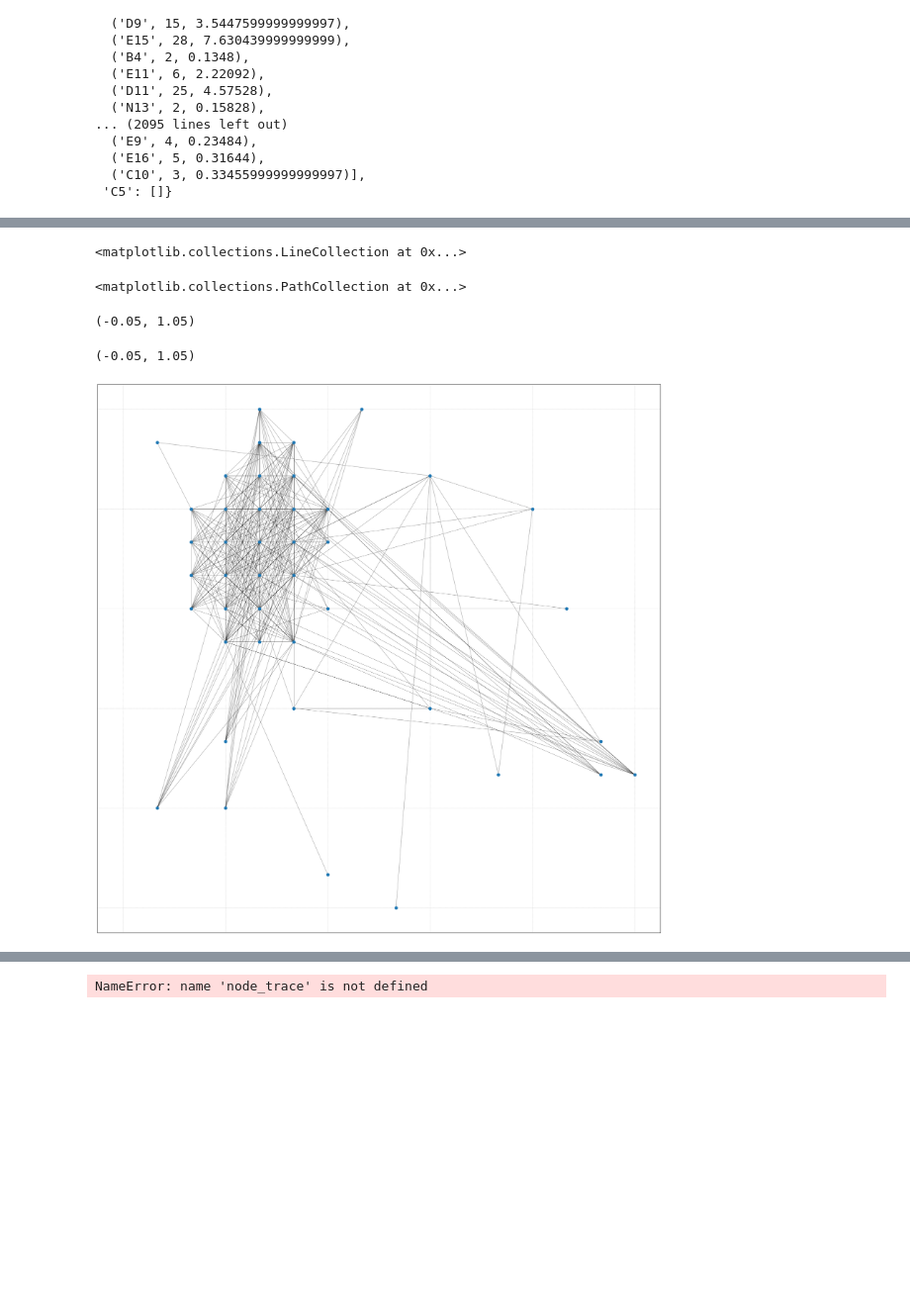
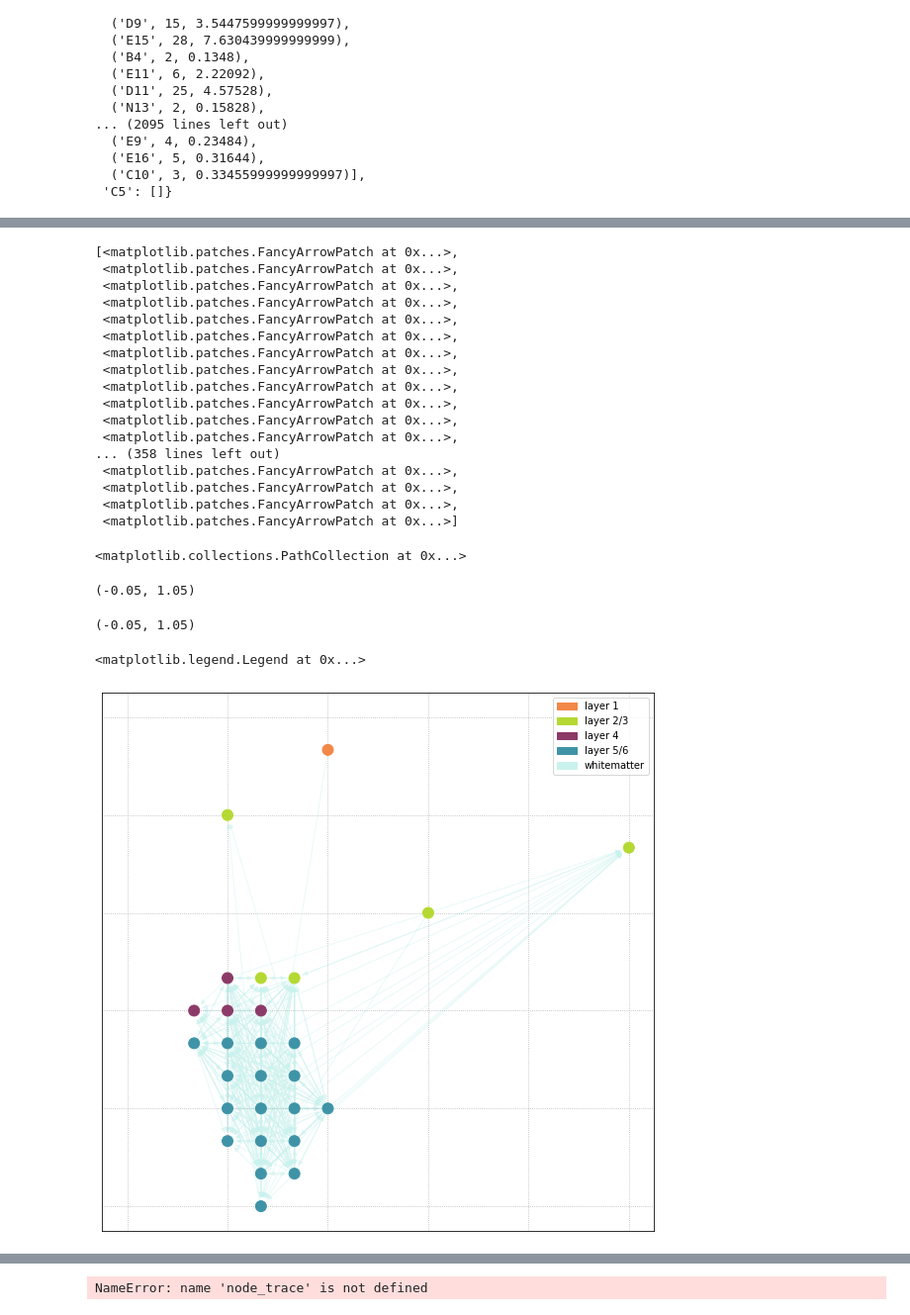
Before and after one commit to jonasort/MEA_analysis, a Jupyter notebook: NETWORKS/Network_structures.ipynb, the cells around one changed output, grey strips where cells are left out. Shown at 99% size. Drawn from its saved outputs; the diff is of its cells as text; code cells hidden in the pictures; blank space fills up the shorter version.

```diff
--- a/NETWORKS/Network_structures.ipynb
+++ b/NETWORKS/Network_structures.ipynb
@@ -322,5 +383,5 @@ for i in all_channels:
     x_num = columnlist.index(i[0])
     x_coord = mea_coordinates[x_num]
     y_num = 17-int(i[1:]) # minus 1 since python starts counting at zero
-    y_coord = mea_coordinates[-y_num]
+    y_coord = 1-(mea_coordinates[-y_num])
     mea_positional_coordinates_dic[i] = [x_coord, y_coord]
@@ -327,5 +390,5 @@ for i in all_channels:
 # %%
-burst_conn_graph = nx.Graph()
+burst_conn_graph = nx.DiGraph()
 # %%
 for key in simple_burst_connection:
     for i in simple_burst_connection[key]:
@@ -345,5 +412,9 @@ for i in G.nodes():
     node_key = i
     coordinate = mea_positional_coordinates_dic[node_key]
     G.nodes[node_key]['pos']=coordinate
+    G.nodes[node_key]['layer']=inverted_layerdic[i]
+    G.nodes[node_key]['color']=layer_colors[inverted_layerdic[i]]
+    G.nodes[node_key]['degree_centrality']=nx.degree_centrality(G)[i]
+    #print(i)
 # %%
 pos = nx.get_node_attributes(G, 'pos')
@@ -349,0 +423,2 @@ pos = nx.get_node_attributes(G, 'pos')
+# %%
+colors = nx.get_node_attributes(G, 'color').values()
@@ -350,29 +502,61 @@ pos = nx.get_node_attributes(G, 'pos')
 # %%
-fig, ax = plt.subplots(1,1, figsize=(30,30))
+fig, ax = plt.subplots(1,1, figsize=(10,10))
 
 
-nx.draw_networkx_edges(G, pos, nodelist=[ncenter], alpha=0.4, ax=ax)
+nx.draw_networkx_edges(
+    G,
+    pos,
+    alpha=0.4,
+    edge_color='#C9F2EE',
+    ax=ax,
+)
 nx.draw_networkx_nodes(
     G,
     pos,
-    node_size=80,
-    #node_color='blue',
+    node_size=120,
+    node_color=colors,
     cmap='viridis',
     ax=ax
 )
 
 
 ax.set_xlim(-0.05, 1.05)
 ax.set_ylim(-0.05, 1.05)
 #ax.set_xticks(columnlist)
 ax.grid(ls=':')
 #plt.axis("off")
+#ax.legend(handles=layer_colors.values(), labels=layer_colors.keys())
+layer1 = mpatches.Patch(color='#F28749', label='layer 1')
+layer23 = mpatches.Patch(color='#B5D932', label='layer 2/3')
+layer4 = mpatches.Patch(color='#8C3A67', label='layer 4')
+layer56 = mpatches.Patch(color='#3F93A6', label='layer 5/6')
+wm = mpatches.Patch(color='#C9F2EE', label='whitematter')
+plt.legend(handles=[layer1, layer23, layer4, layer56, wm])
+
+
 plt.show()
 
-#fig.savefig('burst_graph_'+filebase+'_.png', dpi = 300)
+fig.savefig('pseudo_anatomy_burst_graph_'+filebase+'_.png', dpi = 300, transparent=True)
 # %% [output]
-<matplotlib.collections.LineCollection at 0x...>
+[<matplotlib.patches.FancyArrowPatch at 0x...>,
+ <matplotlib.patches.FancyArrowPatch at 0x...>,
+ <matplotlib.patches.FancyArrowPatch at 0x...>,
+ <matplotlib.patches.FancyArrowPatch at 0x...>,
+ <matplotlib.patches.FancyArrowPatch at 0x...>,
+ <matplotlib.patches.FancyArrowPatch at 0x...>,
+ <matplotlib.patches.FancyArrowPatch at 0x...>,
+ <matplotlib.patches.FancyArrowPatch at 0x...>,
+ <matplotlib.patches.FancyArrowPatch at 0x...>,
+ <matplotlib.patches.FancyArrowPatch at 0x...>,
+ <matplotlib.patches.FancyArrowPatch at 0x...>,
+ <matplotlib.patches.FancyArrowPatch at 0x...>,
+... (358 lines left out)
+ <matplotlib.patches.FancyArrowPatch at 0x...>,
+ <matplotlib.patches.FancyArrowPatch at 0x...>,
+ <matplotlib.patches.FancyArrowPatch at 0x...>,
+ <matplotlib.patches.FancyArrowPatch at 0x...>]
 <matplotlib.collections.PathCollection at 0x...>
 (-0.05, 1.05)
 (-0.05, 1.05)
+<matplotlib.legend.Legend at 0x...>
-[figure, old version]
+[figure, new version]
```
Also changed, not shown: parts of 35 cells of this notebook, 17 other files.
